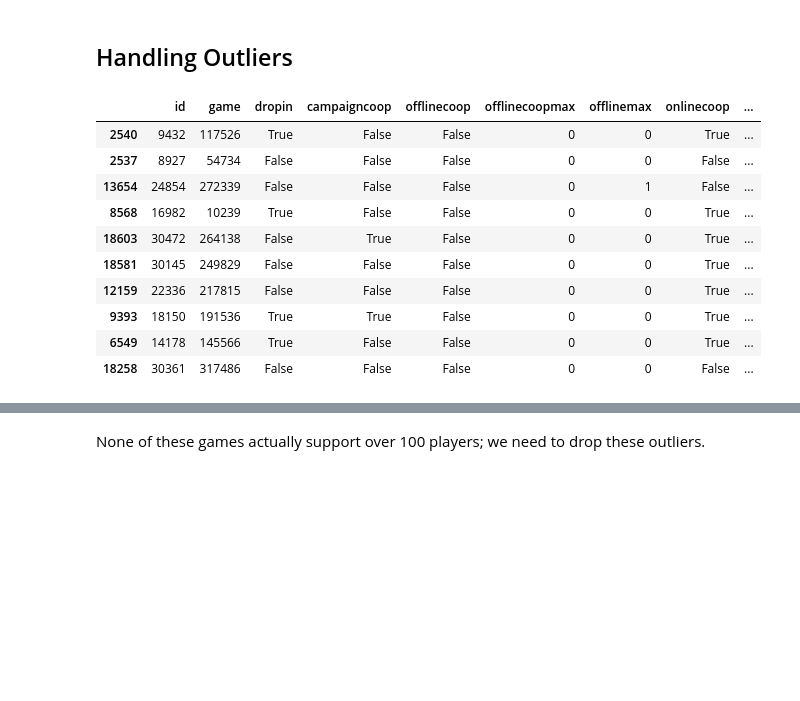
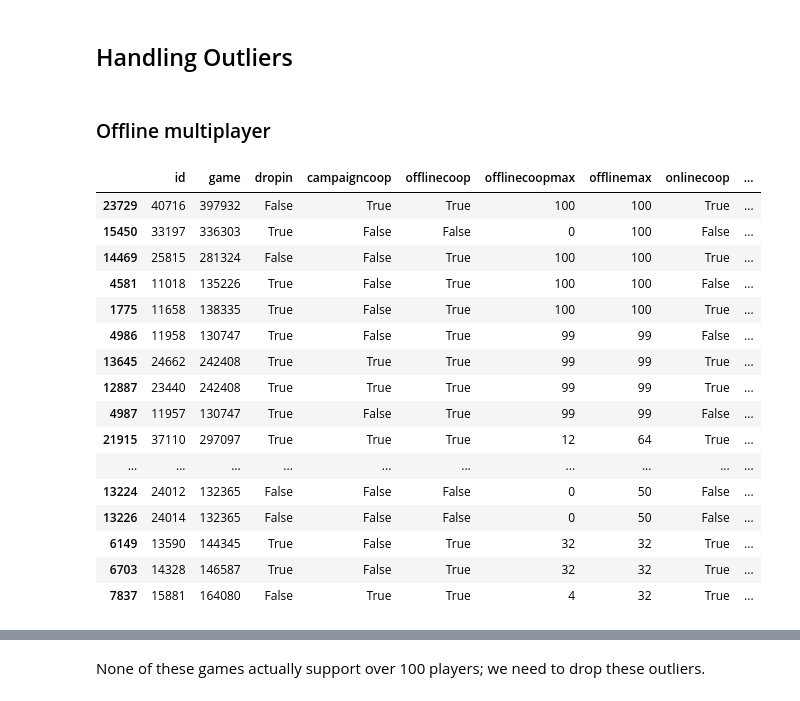
Before and after one commit to ModernNeesh/GotAnyGames, a Jupyter notebook: cleaning_analysis.ipynb, the cells around one changed output, grey strips where cells are left out. Cells and saved outputs as stored; diff of their text form; code cells hidden in the pictures; blank space fills up the shorter version.

```diff
--- a/cleaning_analysis.ipynb
+++ b/cleaning_analysis.ipynb
@@ -262,21 +262,29 @@ conflict_scenarios_df
 # %% [markdown]
 ## Handling Outliers
+# %% [markdown]
+### Offline multiplayer
 # %%
-onlinemax_column = modes_df['onlinemax'].sort_values(ascending = False)
-outliers = onlinemax_column.iloc[:10]
+offlinemax_column = modes_df['offlinemax'].sort_values(ascending = False)
+outliers = offlinemax_column.iloc[:20]
 # %%
-max_game = modes_df.loc[outliers.index]
-max_game
+max_games = modes_df.loc[outliers.index]
+max_games
 # %% [output]
 |  | id | game | dropin | campaigncoop | offlinecoop | offlinecoopmax | offlinemax | onlinecoop | ... |
-| 2540 | 9432 | 117526 | True | False | False | 0 | 0 | True | ... |
-| 2537 | 8927 | 54734 | False | False | False | 0 | 0 | False | ... |
-| 13654 | 24854 | 272339 | False | False | False | 0 | 1 | False | ... |
-| 8568 | 16982 | 10239 | True | False | False | 0 | 0 | True | ... |
-| 18603 | 30472 | 264138 | False | True | False | 0 | 0 | True | ... |
-| 18581 | 30145 | 249829 | False | False | False | 0 | 0 | True | ... |
-| 12159 | 22336 | 217815 | False | False | False | 0 | 0 | True | ... |
-| 9393 | 18150 | 191536 | True | True | False | 0 | 0 | True | ... |
-| 6549 | 14178 | 145566 | True | False | False | 0 | 0 | True | ... |
-| 18258 | 30361 | 317486 | False | False | False | 0 | 0 | False | ... |
+| 23729 | 40716 | 397932 | False | True | True | 100 | 100 | True | ... |
+| 15450 | 33197 | 336303 | True | False | False | 0 | 100 | False | ... |
+| 14469 | 25815 | 281324 | False | False | True | 100 | 100 | True | ... |
+| 4581 | 11018 | 135226 | True | False | True | 100 | 100 | False | ... |
+| 1775 | 11658 | 138335 | True | False | True | 100 | 100 | True | ... |
+| 4986 | 11958 | 130747 | True | False | True | 99 | 99 | False | ... |
+| 13645 | 24662 | 242408 | True | True | True | 99 | 99 | True | ... |
+| 12887 | 23440 | 242408 | True | True | True | 99 | 99 | True | ... |
+| 4987 | 11957 | 130747 | True | False | True | 99 | 99 | False | ... |
+| 21915 | 37110 | 297097 | True | True | True | 12 | 64 | True | ... |
+| ... | ... | ... | ... | ... | ... | ... | ... | ... | ... |
+| 13224 | 24012 | 132365 | False | False | False | 0 | 50 | False | ... |
+| 13226 | 24014 | 132365 | False | False | False | 0 | 50 | False | ... |
+| 6149 | 13590 | 144345 | True | False | True | 32 | 32 | True | ... |
+| 6703 | 14328 | 146587 | True | False | True | 32 | 32 | True | ... |
+| 7837 | 15881 | 164080 | False | True | True | 4 | 32 | True | ... |
 # %%
```
Also changed, not shown: parts of 20 cells of this notebook, 1 other file.
